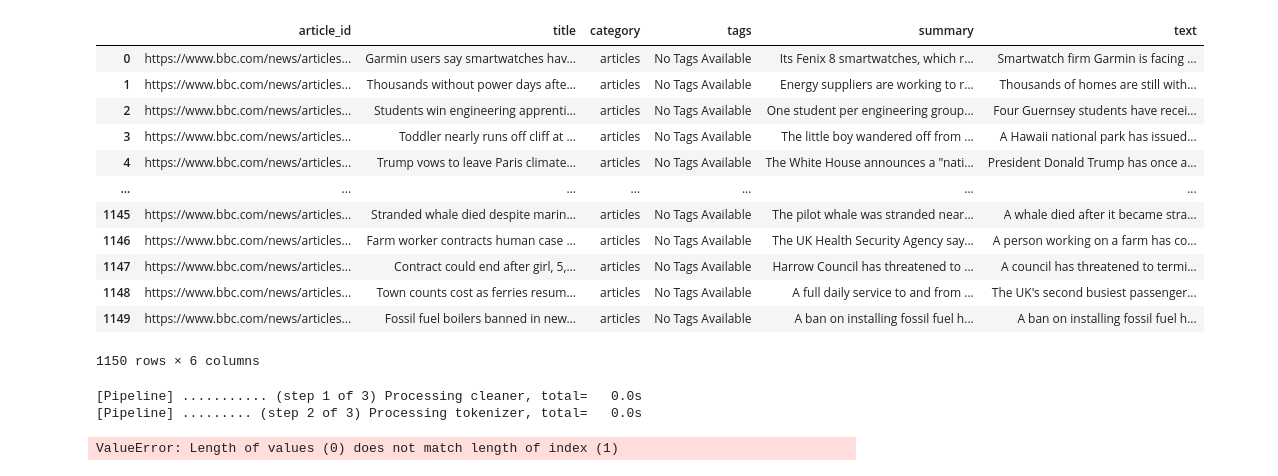
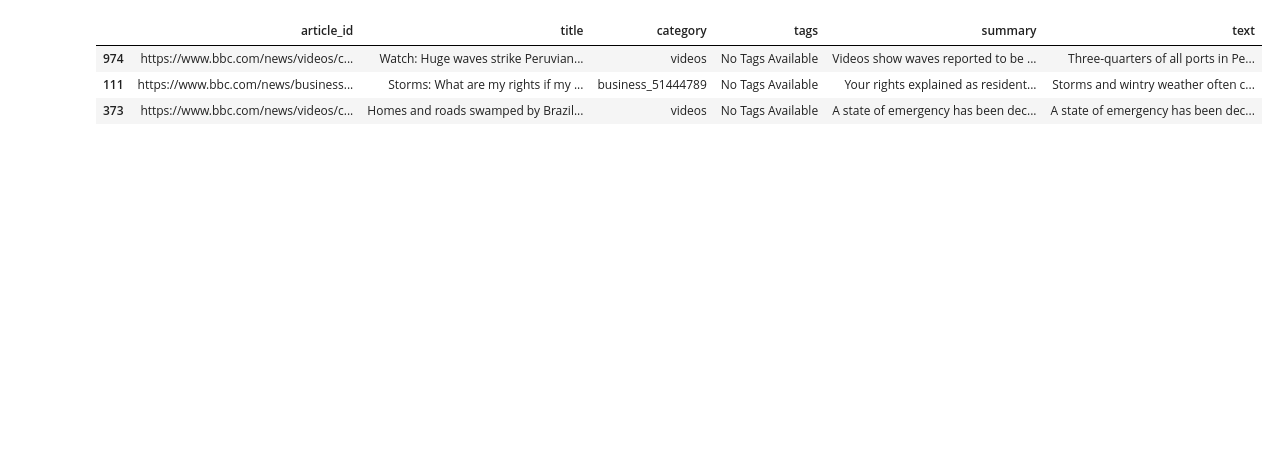
Before and after one commit to Kitsumetri/nlp_hse_lab, a Jupyter notebook: main.ipynb, the cells around one changed output. Cells and saved outputs as stored; diff of their text form; code cells hidden in the pictures; blank space fills up the shorter version.

```diff
--- a/main.ipynb
+++ b/main.ipynb
@@ -33,18 +36,9 @@ setup_logger(
 # %%
 df_news = pd.read_json(ROOT_DIR / 'data/bbc_articles.json')
 # %%
-df_news
+df_news.sample(3)
 # %% [output]
 |  | article_id | title | category | tags | summary | text |
-| 0 | https://www.bbc.com/news/articles... | Garmin users say smartwatches hav... | articles | No Tags Available | Its Fenix 8 smartwatches, which r... | Smartwatch firm Garmin is facing ... |
-| 1 | https://www.bbc.com/news/articles... | Thousands without power days afte... | articles | No Tags Available | Energy suppliers are working to r... | Thousands of homes are still with... |
-| 2 | https://www.bbc.com/news/articles... | Students win engineering apprenti... | articles | No Tags Available | One student per engineering group... | Four Guernsey students have recei... |
-| 3 | https://www.bbc.com/news/articles... | Toddler nearly runs off cliff at ... | articles | No Tags Available | The little boy wandered off from ... | A Hawaii national park has issued... |
-| 4 | https://www.bbc.com/news/articles... | Trump vows to leave Paris climate... | articles | No Tags Available | The White House announces a "nati... | President Donald Trump has once a... |
-| ... | ... | ... | ... | ... | ... | ... |
-| 1145 | https://www.bbc.com/news/articles... | Stranded whale died despite marin... | articles | No Tags Available | The pilot whale was stranded near... | A whale died after it became stra... |
-| 1146 | https://www.bbc.com/news/articles... | Farm worker contracts human case ... | articles | No Tags Available | The UK Health Security Agency say... | A person working on a farm has co... |
-| 1147 | https://www.bbc.com/news/articles... | Contract could end after girl, 5,... | articles | No Tags Available | Harrow Council has threatened to ... | A council has threatened to termi... |
-| 1148 | https://www.bbc.com/news/articles... | Town counts cost as ferries resum... | articles | No Tags Available | A full daily service to and from ... | The UK's second busiest passenger... |
-| 1149 | https://www.bbc.com/news/articles... | Fossil fuel boilers banned in new... | articles | No Tags Available | A ban on installing fossil fuel h... | A ban on installing fossil fuel h... |
+| 974 | https://www.bbc.com/news/videos/c... | Watch: Huge waves strike Peruvian... | videos | No Tags Available | Videos show waves reported to be ... | Three-quarters of all ports in Pe... |
+| 111 | https://www.bbc.com/news/business... | Storms: What are my rights if my ... | business_51444789 | No Tags Available | Your rights explained as resident... | Storms and wintry weather often c... |
+| 373 | https://www.bbc.com/news/videos/c... | Homes and roads swamped by Brazil... | videos | No Tags Available | A state of emergency has been dec... | A state of emergency has been dec... |
-1150 rows × 6 columns
@@ -74,6 +44,0 @@ ct = ColumnTransformer(
-# %%
-ct.fit_transform(df_news[['title', 'text']].sample(3))
-# %% [output]
-[Pipeline] ........... (step 1 of 3) Processing cleaner, total=   0.0s
-[Pipeline] ......... (step 2 of 3) Processing tokenizer, total=   0.0s
-ValueError: Length of values (0) does not match length of index (1)
```
Also changed, not shown: parts of 11 cells of this notebook, 12 other files.
